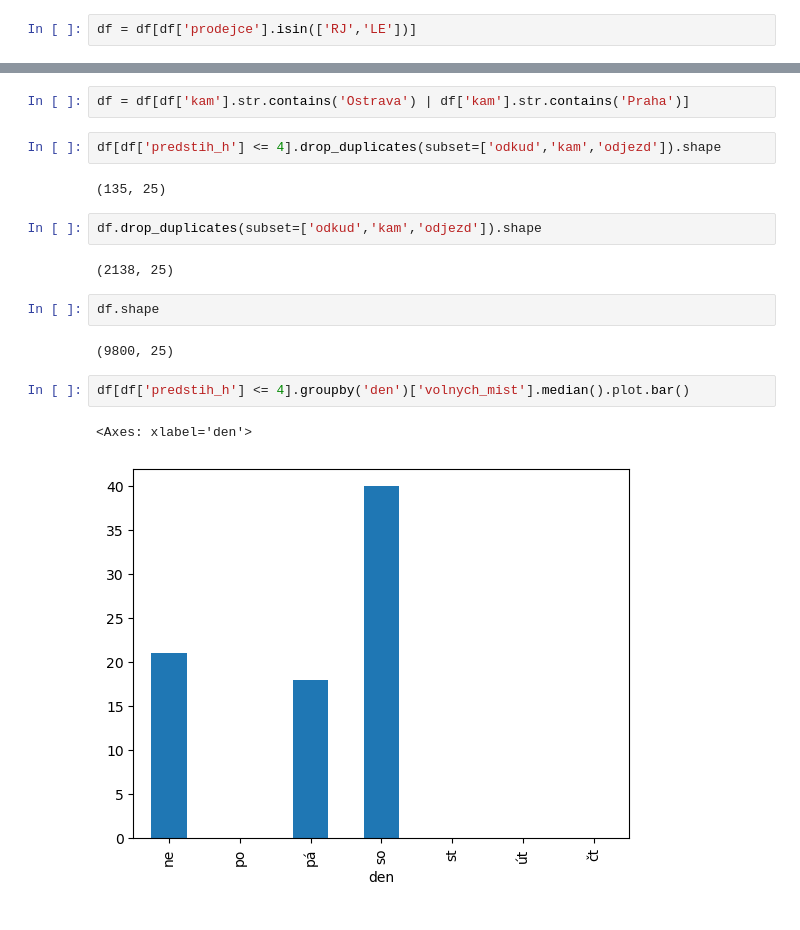
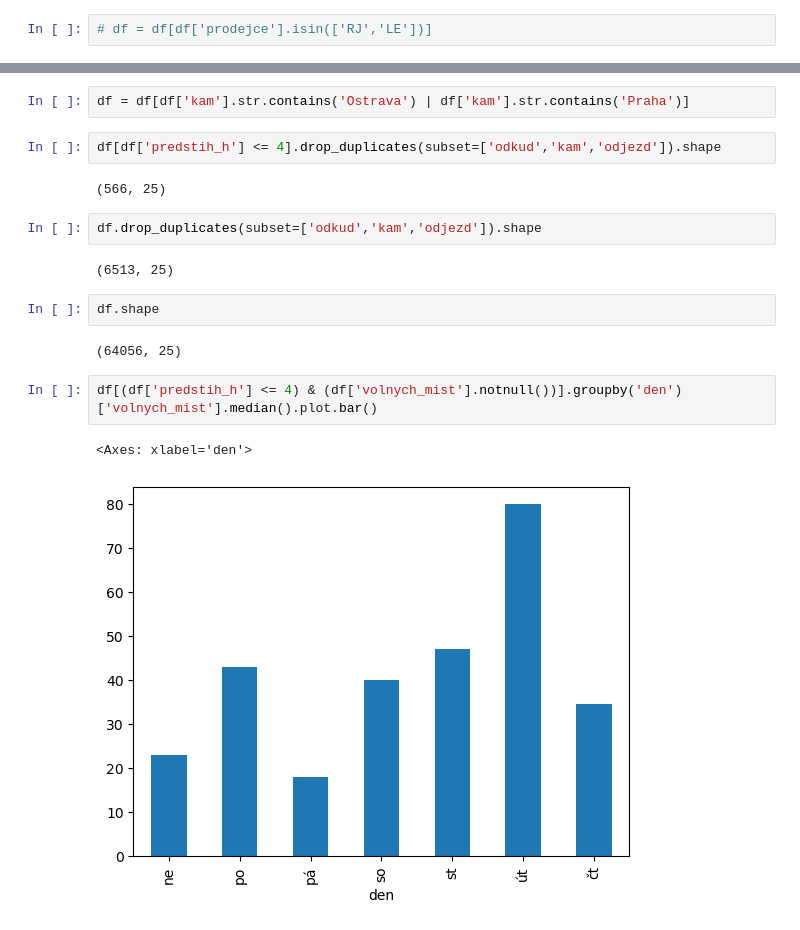
Before and after one commit to DataRozhlas/ceny-jizdenek, a Jupyter notebook: 101_ostrava_praha.ipynb, the cells around one changed output, grey strips where cells are left out. Drawn from its saved outputs; the diff is of its cells as text.

```diff
--- a/101_ostrava_praha.ipynb
+++ b/101_ostrava_praha.ipynb
@@ -6,7 +6,7 @@ pd.set_option('display.max_rows', 500)
 # %%
 df = pd.read_parquet(os.path.join('data','jizdenky.parquet'))
 # %%
-df = df[df['prodejce'].isin(['RJ','LE'])]
+# df = df[df['prodejce'].isin(['RJ','LE'])]
 # %%
 df = df[df['odkud'].str.contains('Ostrava') | df['odkud'].str.contains('Praha')]
 # %%
@@ -14,20 +14,20 @@ df = df[df['kam'].str.contains('Ostrava') | df['kam'].str.contains('Praha')]
 # %%
 df[df['predstih_h'] <= 4].drop_duplicates(subset=['odkud','kam','odjezd']).shape
 # %% [output]
-(135, 25)
+(566, 25)
 # %%
 df.drop_duplicates(subset=['odkud','kam','odjezd']).shape
 # %% [output]
-(2138, 25)
+(6513, 25)
 # %%
 df.shape
 # %% [output]
-(9800, 25)
+(64056, 25)
 # %%
-df[df['predstih_h'] <= 4].groupby('den')['volnych_mist'].median().plot.bar()
+df[(df['predstih_h'] <= 4) & (df['volnych_mist'].notnull())].groupby('den')['volnych_mist'].median().plot.bar()
 # %% [output]
 <Axes: xlabel='den'>
-[figure, old version]
+[figure, new version]
 # %%
 df['odjezd'].sample(5)
 # %% [output]
```
Also changed, not shown: parts of 9 cells of this notebook, 14 other files.
